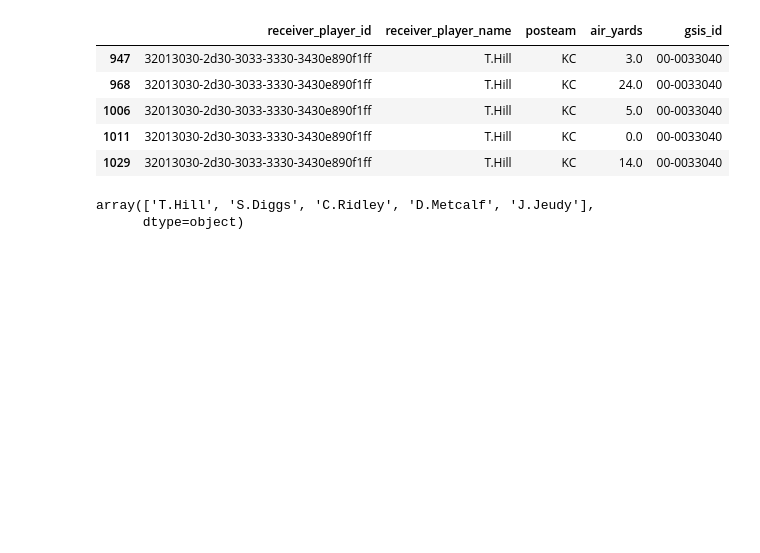
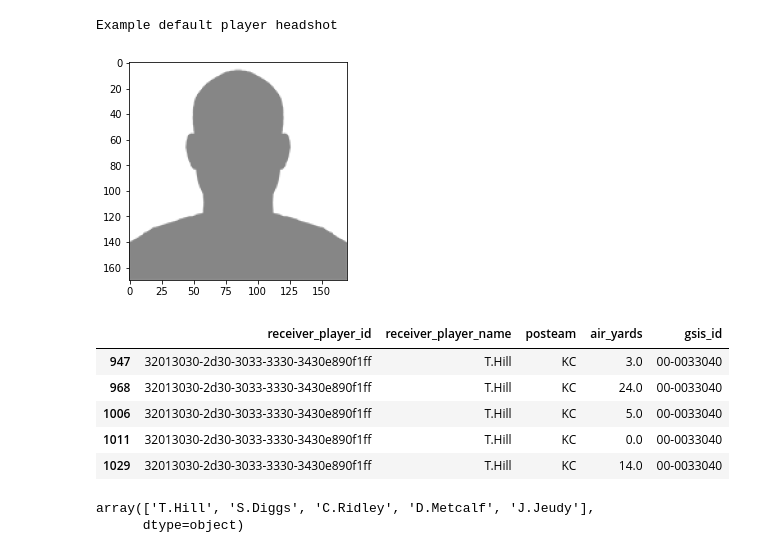
Before and after one commit to bendominguez0111/nflfastpy, a Jupyter notebook: examples/Roster Data and Team Logo Data.ipynb, the cells around one changed output. Drawn from its saved outputs; the diff is of its cells as text; code cells hidden in the pictures; blank space fills up the shorter version.

```diff
--- a/examples/Roster Data and Team Logo Data.ipynb
+++ b/examples/Roster Data and Team Logo Data.ipynb
@@ -6,6 +9,12 @@ from matplotlib import pyplot as plt
 import pandas as pd
 import seaborn as sns
 import requests
+# %%
+print('Example default player headshot\n')
+plt.imshow(default_headshot);
+# %% [output]
+Example default player headshot
+[figure, added]
 # %%
 df = nflfastpy.load_pbp_data(year=2020)
 roster_df = nflfastpy.load_roster_data()
```
Also changed, not shown: parts of 3 cells of this notebook, 3 other files.
